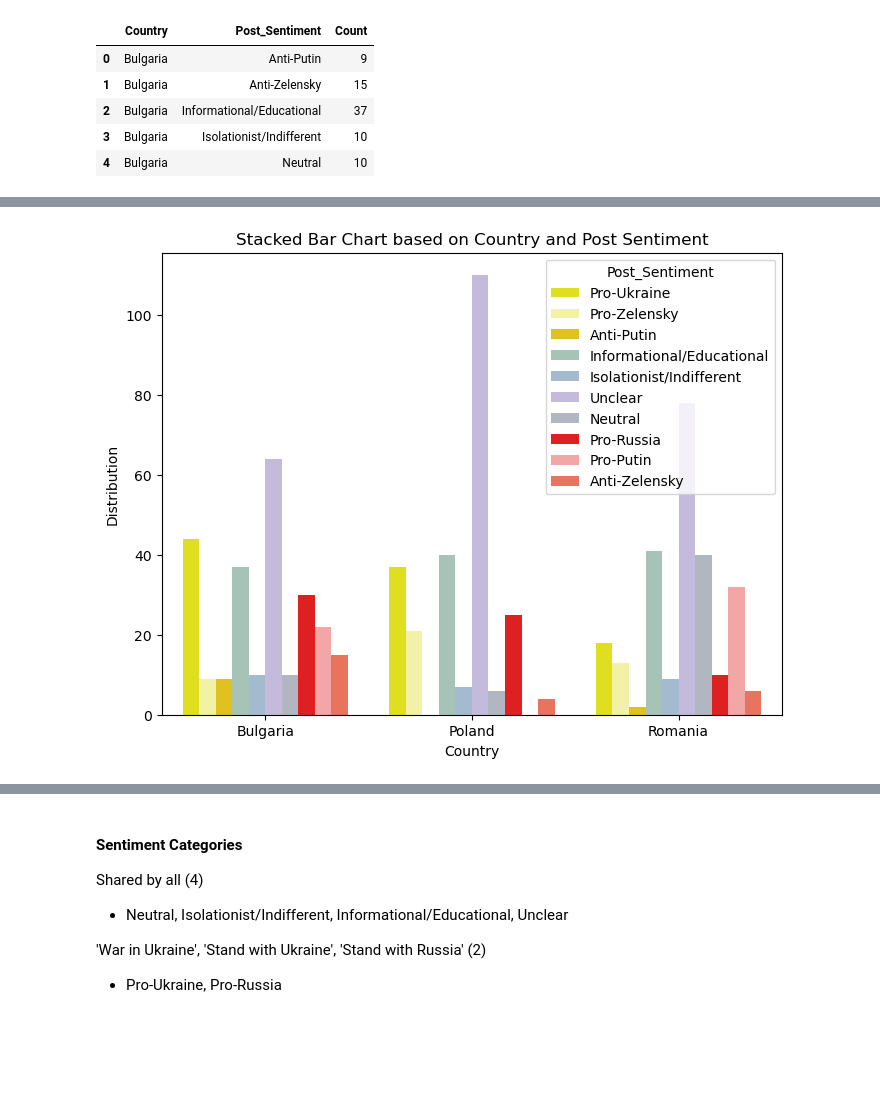
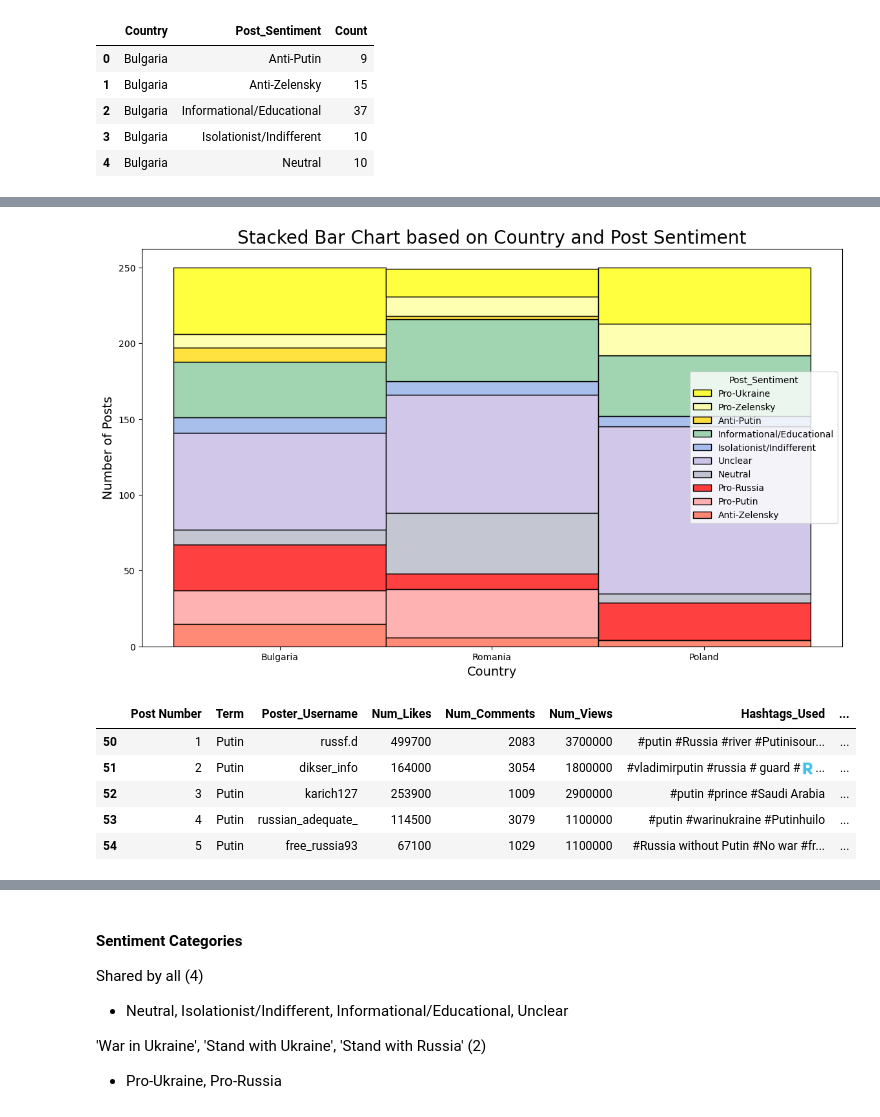
Before and after one commit to Qrypt1c/ECS252, a Jupyter notebook: ResearchAnalysis-Geographic&Sentiment.ipynb, the cells around one changed output, grey strips where cells are left out. Cells and saved outputs as stored; diff of their text form; code cells hidden in the pictures; blank space fills up the shorter version.

Commit message:
Updates to Geographic vs Sentiment analysis nb
Made readability improvements, minor color changes, more term-country comparisons

```diff
--- a/ResearchAnalysis-Geographic&Sentiment.ipynb
+++ b/ResearchAnalysis-Geographic&Sentiment.ipynb
@@ -114,12 +115,14 @@ result.head()
 # %%
 # Palette options
 """
-#'Yellow1': '#FFD700',   # Metallic Gold
+#  'Yellow1': '#FFD700',   # Metallic Gold
 #  'Yellow2': '#FFFF99',   # Pale Canary
-#  'Negative': '#595959'
-'Red1': '#FF5555',      # Coral Red
-'Red2': '#FF9999',      # Light Salmon
-'Negative': '#595959'   # Dark Gray (as a negative color for red)
+#  'Negative': '#595959'   # Dark Gray
+#  'Red1': '#FF5555',      # Coral Red
+#  'Red2': '#FF9999',      # Light Salmon
+#  'Negative': '#595959'   # Dark Gray (as a negative color for red)
+#  old 'Informational/Educational': '#A2C8B9',  # Soft Green
+#  old 'Isolationist/Indifferent': '#9DBAD5',  # Soft Blue
 """
 
 custom_palette = {
@@ -129,17 +132,15 @@ custom_palette = {
     'Pro-Russia': 'red',
     'Pro-Putin': '#FF9999',
     'Anti-Putin': '#FFD700',
-    'Informational/Educational': '#A2C8B9',
-    'Isolationist/Indifferent': '#9DBAD5',
+    'Informational/Educational': '#82C899',
+    'Isolationist/Indifferent': '#8DAAE5',
     'Unclear': '#C2B5E2',
     'Neutral': '#B0B5C3'
 }
-legend_order1 = ['Pro-Ukraine', 'Pro-Zelensky', 'Anti-Putin', 'Pro-Russia',
-                'Pro-Putin', 'Anti-Zelensky', 'Informational/Educational',
-                'Isolationist/Indifferent', 'Unclear', 'Neutral']
-legend_order2 = ['Pro-Ukraine', 'Pro-Zelensky', 'Anti-Putin', 'Informational/Educational',
+
+legend_order = ['Pro-Ukraine', 'Pro-Zelensky', 'Anti-Putin', 'Informational/Educational',
                 'Isolationist/Indifferent', 'Unclear', 'Neutral',
-                'Pro-Russia', 'Pro-Putin', 'Anti-Zelensky',]
+                'Pro-Russia', 'Pro-Putin', 'Anti-Zelensky']
 # %% [markdown]
 ## Boxplots for View Counts
 # %%
@@ -291,12 +328,24 @@ counted_rows.head()
 # %%
 # Create a stacked bar chart using Seaborn
-plt.figure(figsize=(8, 6))
-sns.barplot(x='Country', y='Count', hue='Post_Sentiment', data=counted_rows, palette=custom_palette, hue_order=legend_order2)
+plt.figure(figsize=(14, 8))
+sns.histplot(x='Country', hue='Post_Sentiment', data=combined_df, palette=custom_palette, hue_order=legend_order, multiple="stack")
 
 # Add labels and title
-plt.xlabel('Country')
-plt.ylabel('Distribution')
-plt.title('Stacked Bar Chart based on Country and Post Sentiment')
+plt.xlabel('Country', fontsize=14)
+plt.ylabel('Number of Posts', fontsize=14)
+plt.title('Stacked Bar Chart based on Country and Post Sentiment', fontsize=20)
 plt.show()
 # %% [output]
-[figure, old version]
+[figure, new version]
+# %%
+combined_leaders_df = combined_df[combined_df['Term'].isin(['Putin', 'Zelensky'])]
+combined_others_df = combined_df[combined_df['Term'].isin(['War in Ukraine', 'Stand with Ukraine', 'Stand with Russia'])]
+
+combined_leaders_df.head()
+# %% [output]
+|  | Post Number | Term | Poster_Username | Num_Likes | Num_Comments | Num_Views | Hashtags_Used | ... |
+| 50 | 1 | Putin | russf.d | 499700 | 2083 | 3700000 | #putin #Russia #river #Putinisour... | ... |
+| 51 | 2 | Putin | dikser_info | 164000 | 3054 | 1800000 | #vladimirputin #russia # guard #🇷... | ... |
+| 52 | 3 | Putin | karich127 | 253900 | 1009 | 2900000 | #putin #prince #Saudi Arabia | ... |
+| 53 | 4 | Putin | russian_adequate_ | 114500 | 3079 | 1100000 | #putin #warinukraine #Putinhuilo | ... |
+| 54 | 5 | Putin | free_russia93 | 67100 | 1029 | 1100000 | #Russia without Putin #No war #fr... | ... |
```
Also changed, not shown: parts of 21 cells of this notebook.
